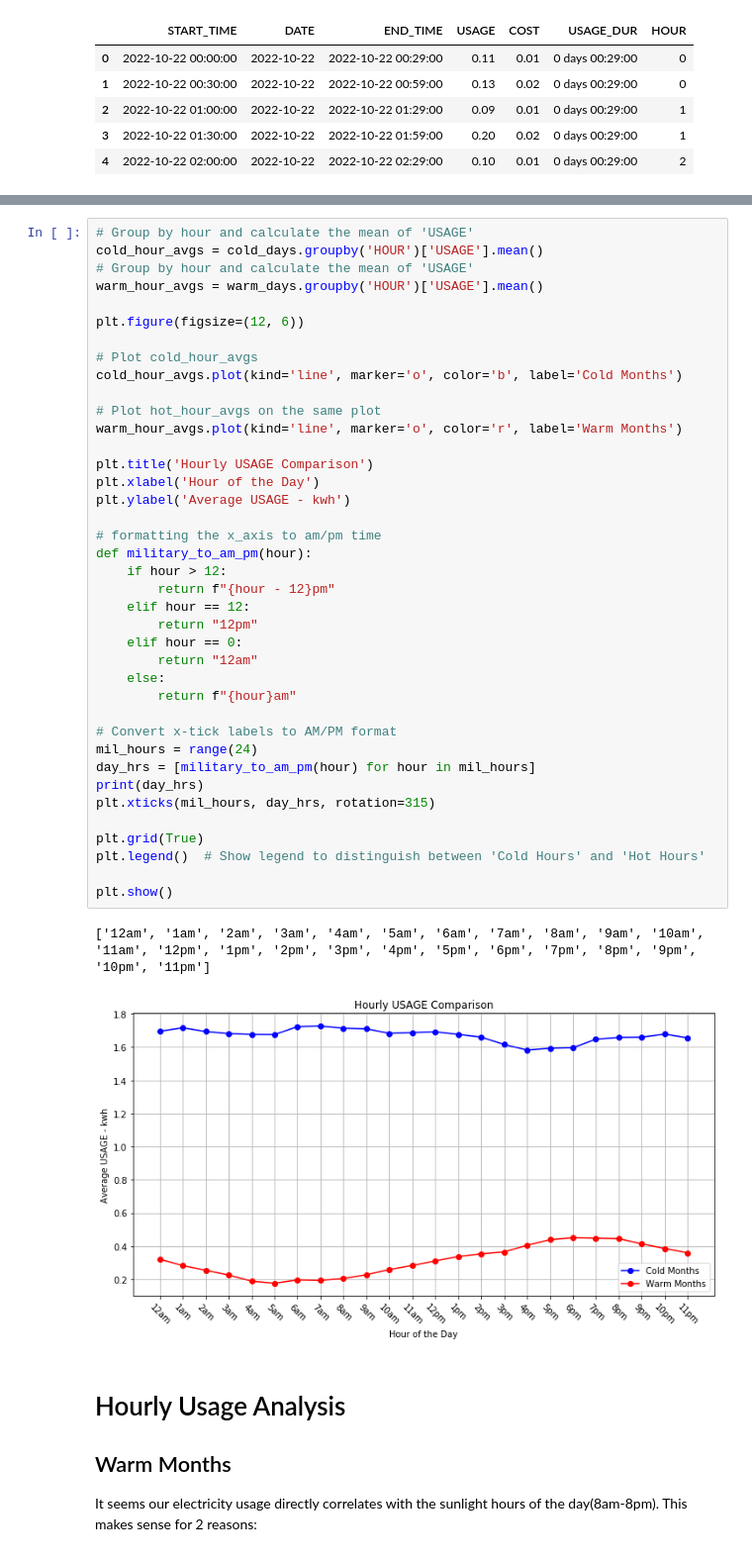
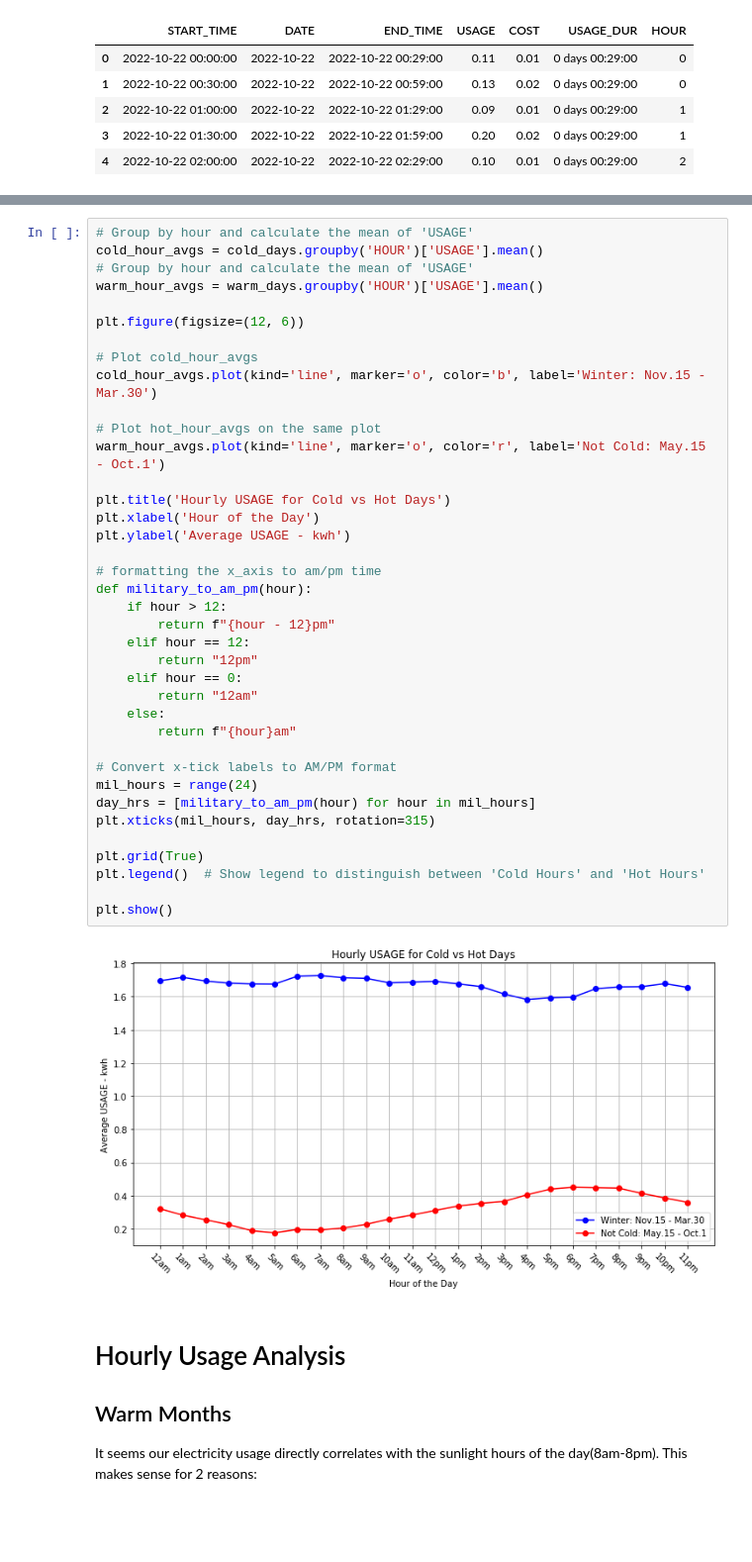
Before and after one commit to MichaelSalata/Energy_Use_Info, a Jupyter notebook: green_button_data_analysis.ipynb, the cells around one changed output, grey strips where cells are left out. Shown: that part at 99% size. Cells and saved outputs as stored; diff of their text form; blank space fills up the shorter version.

Commit message:
cleaned up graph axis

```diff
--- a/green_button_data_analysis.ipynb
+++ b/green_button_data_analysis.ipynb
@@ -193,39 +193,37 @@ warm_hour_avgs = warm_days.groupby('HOUR')['USAGE'].mean()
 plt.figure(figsize=(12, 6))
 
 # Plot cold_hour_avgs
-cold_hour_avgs.plot(kind='line', marker='o', color='b', label='Cold Months')
+cold_hour_avgs.plot(kind='line', marker='o', color='b', label='Winter: Nov.15 - Mar.30')
 
 # Plot hot_hour_avgs on the same plot
-warm_hour_avgs.plot(kind='line', marker='o', color='r', label='Warm Months')
+warm_hour_avgs.plot(kind='line', marker='o', color='r', label='Not Cold: May.15 - Oct.1')
 
-plt.title('Hourly USAGE Comparison')
+plt.title('Hourly USAGE for Cold vs Hot Days')
 plt.xlabel('Hour of the Day')
 plt.ylabel('Average USAGE - kwh')
 
 # formatting the x_axis to am/pm time
 def military_to_am_pm(hour):
     if hour > 12:
         return f"{hour - 12}pm"
     elif hour == 12:
         return "12pm"
     elif hour == 0:
         return "12am"
     else:
         return f"{hour}am"
 
 # Convert x-tick labels to AM/PM format
 mil_hours = range(24)
 day_hrs = [military_to_am_pm(hour) for hour in mil_hours]
-print(day_hrs)
 plt.xticks(mil_hours, day_hrs, rotation=315)
 
 plt.grid(True)
 plt.legend()  # Show legend to distinguish between 'Cold Hours' and 'Hot Hours'
 
 plt.show()
 # %% [output]
-['12am', '1am', '2am', '3am', '4am', '5am', '6am', '7am', '8am', '9am', '10am', '11am', '12pm', '1pm', '2pm', '3pm', '4pm', '5pm', '6pm', '7pm', '8pm', '9pm', '10pm', '11pm']
-[figure, old version]
+[figure, new version]
 # %% [markdown]
 # Hourly Usage Analysis
 
```
Also changed, not shown: parts of 2 cells of this notebook.
